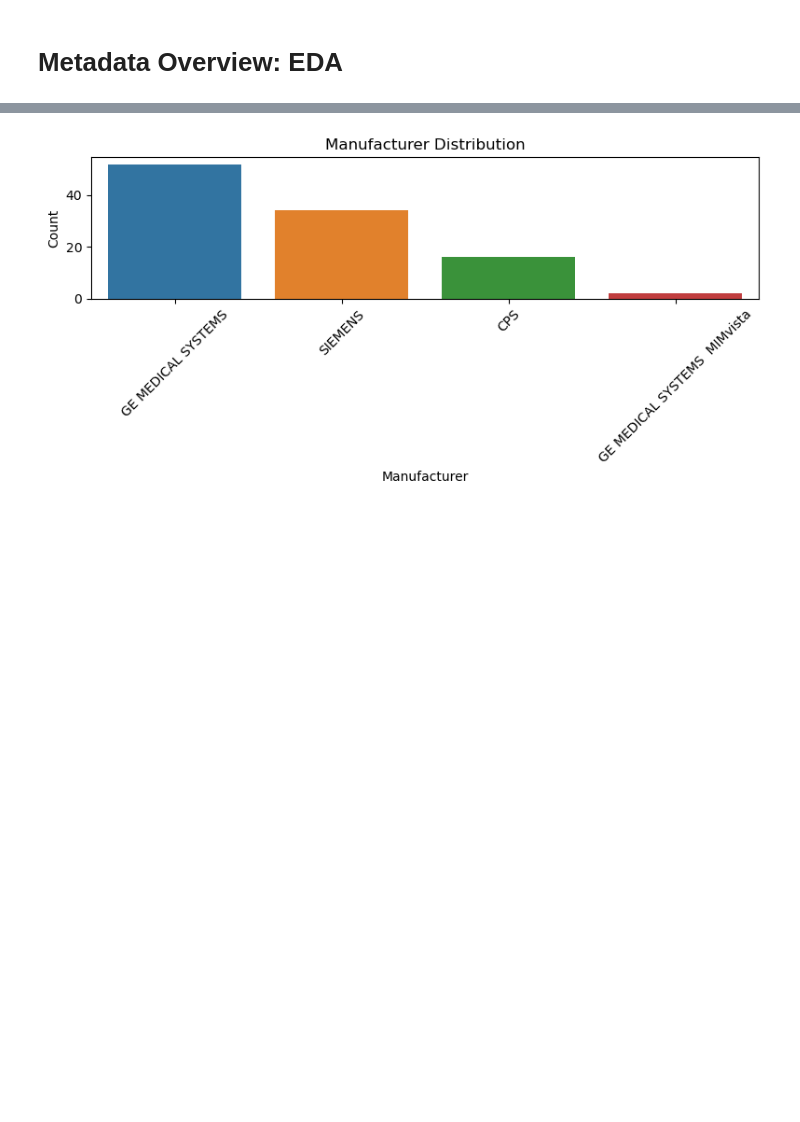
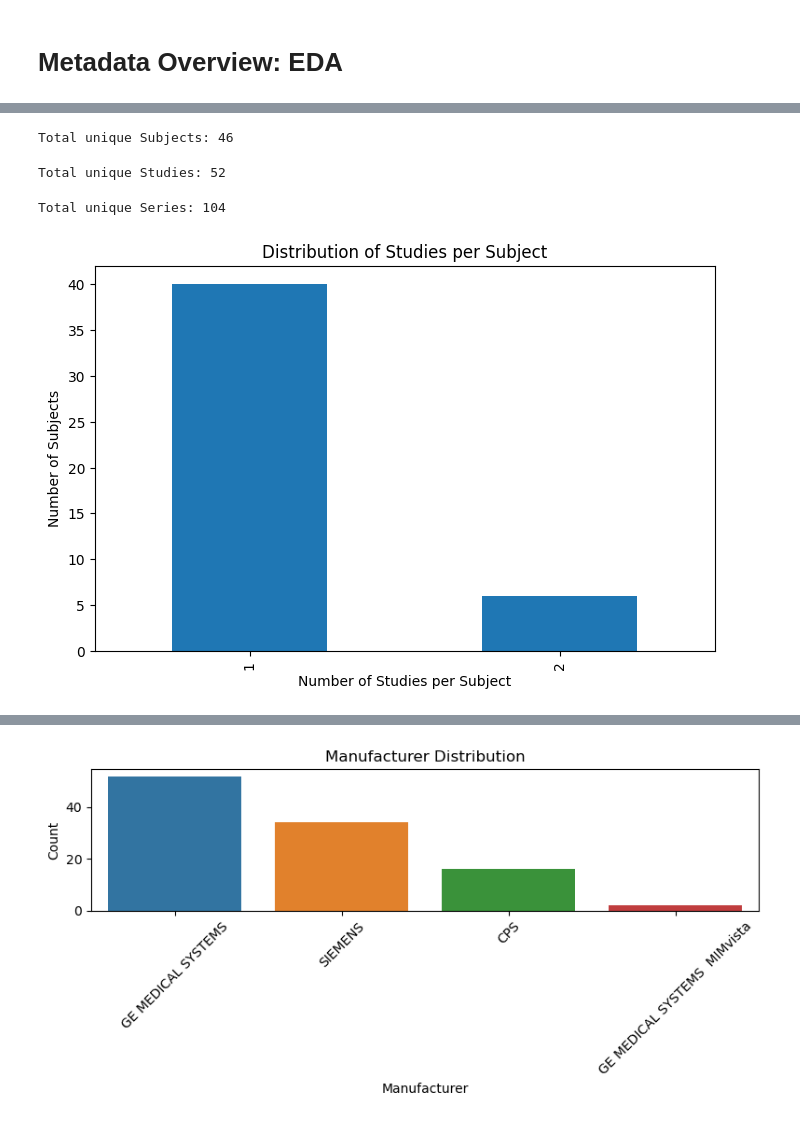
Before and after one commit to YUNRU1/capstone, a Jupyter notebook: eda/metadata_EDA.ipynb, the cells around one changed output, grey strips where cells are left out. Saved outputs shown, nothing was run; the diff lists cells and outputs as text; code cells hidden in the pictures; blank space fills up the shorter version.

```diff
--- a/eda/metadata_EDA.ipynb
+++ b/eda/metadata_EDA.ipynb
@@ -12,0 +22,30 @@ metadata_df = pd.read_csv(file_path)
+# %%
+# nuber of subject
+num_subjects = metadata_df['Subject ID'].nunique()
+print(f"Total unique Subjects: {num_subjects}")
+# %% [output]
+Total unique Subjects: 46
+# %%
+# Number of study
+num_studies = metadata_df['Study UID'].nunique()
+print(f"Total unique Studies: {num_studies}")
+# %% [output]
+Total unique Studies: 52
+# %%
+# number of series
+num_series = metadata_df['Series UID'].nunique()
+print(f"Total unique Series: {num_series}")
+# %% [output]
+Total unique Series: 104
+# %%
+# Number of study of subject
+subject_study_counts = metadata_df.groupby('Subject ID')['Study UID'].nunique()
+
+plt.figure(figsize=(8,5))
+subject_study_counts.value_counts().sort_index().plot(kind='bar')
+plt.xlabel('Number of Studies per Subject')
+plt.ylabel('Number of Subjects')
+plt.title('Distribution of Studies per Subject')
+plt.show()
+# %% [output]
+[figure, added]
```
Also changed, not shown: parts of 14 cells of this notebook.
